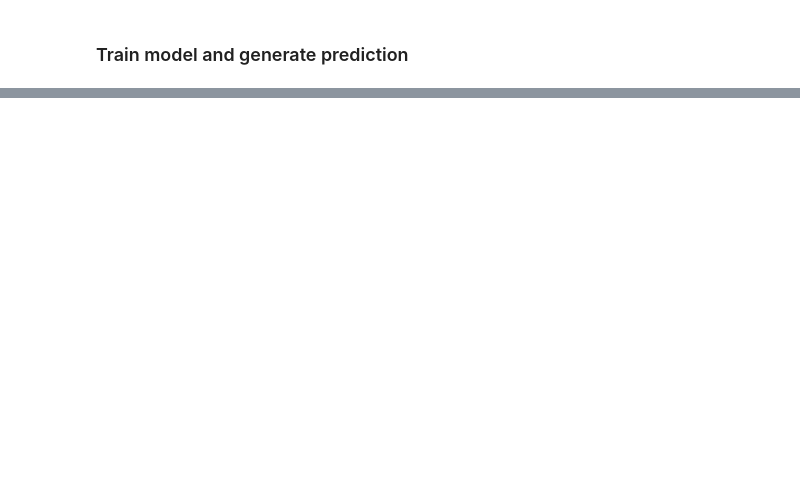
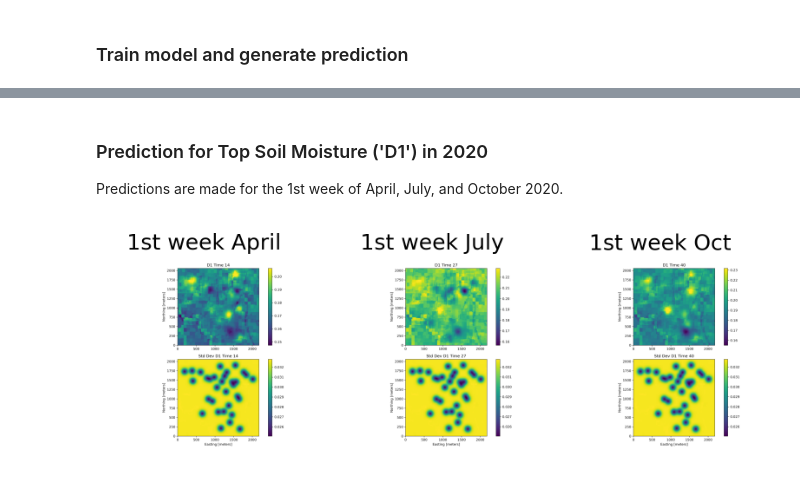
Before and after one commit to Sydney-Informatics-Hub/AgReFed-ML, a Jupyter notebook: notebooks/prediction_st_moisture.ipynb, the cells around one changed output, grey strips where cells are left out. Cells and saved outputs as stored; diff of their text form; code cells hidden in the pictures; blank space fills up the shorter version.

Commit message:
Add more docs and plottings and 2021 analysis

```diff
--- a/notebooks/prediction_st_moisture.ipynb
+++ b/notebooks/prediction_st_moisture.ipynb
@@ -117,15 +145,6 @@ All results are saved in output directory Results_Llara_pointmodel_blr-gp_moistu
 # %%
-# Get all filenames with  .png format from output directory
 imgpath = os.path.join(settings.outpath, 'Predictions')
 files = os.listdir(imgpath)
-pngfiles = [name for name in files if name.endswith('.png')]
-print('Image files generated: ', pngfiles)
-
-# Show images
-for i in range(len(pngfiles)):
-    fig, ax = plt.subplots(1, dpi =150)
-    img = imread(f"{imgpath}/{pngfiles[i]}", format='PNG')
-    ax.set_axis_off()
-    ax.imshow(img)
-    fig.show()
+#allfiles = [name for name in files if name.endswith('.png')]
+print('Image files generated: ', files)
 # %% [output]
@@ -137,0 +152,21 @@ Image files generated:  ['Pred_D1_t014.png', 'Pred_D1_mean.png', 'Pred_D1_t027.p
+# %% [markdown]
+### Prediction for Top Soil Moisture ('D1') in 2020
+
+Predictions are made for the 1st week of April, July, and October 2020.
+# %%
+    fig, ax = plt.subplots(1,3, dpi =300)
+    img = imread(f"{imgpath}/Pred_D1_t014.png", format='PNG')
+    ax[0].set_axis_off()
+    ax[0].imshow(img)
+    ax[0].set_title('1st week April')
+    img2 = imread(f"{imgpath}/Pred_D1_t027.png", format='PNG')
+    ax[1].set_axis_off()
+    ax[1].imshow(img2)
+    ax[1].set_title('1st week July')
+    img3 = imread(f"{imgpath}/Pred_D1_t040.png", format='PNG')
+    ax[2].set_axis_off()
+    ax[2].imshow(img3)
+    ax[2].set_title('1st week Oct')
+    fig.show()
+# %% [output]
+[figure, added]
```
Also changed, not shown: parts of 18 cells of this notebook.
